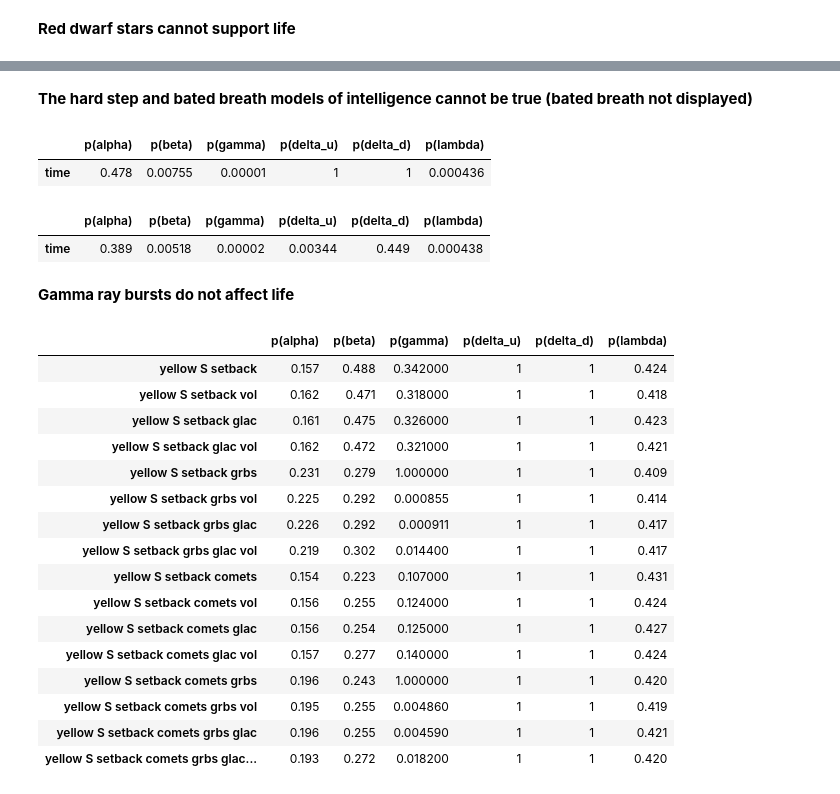
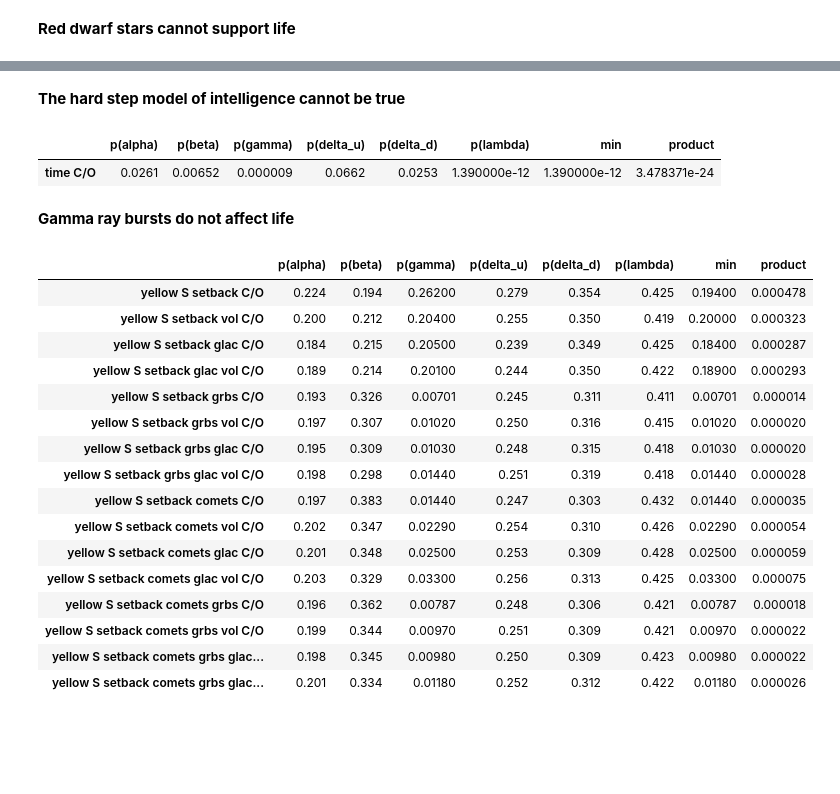
Before and after one commit to mccsandora/Multiverse-Habitability-Handler, a Jupyter notebook: muhaha_demo.ipynb, the cells around one changed output, grey strips where cells are left out. Drawn from its saved outputs; the diff is of its cells as text; code cells hidden in the pictures; blank space fills up the shorter version.

```diff
--- a/muhaha_demo.ipynb
+++ b/muhaha_demo.ipynb
@@ -5,2 +1,3 @@ Requirement already satisfied: sobol_seq in /usr/local/lib/python3.6/dist-packag
 # %%
 from muhaha import *
+H_nb={'Q_l':1,'return_df':True,'verbose':False}
@@ -171,35 +86,32 @@ compute_probs(L_new,H_S=[1],H_photo=[1,2],H_TL=[0,1],H_conv=[0,1], max_P=3)
 # %% [markdown]
-**The hard step and bated breath models of intelligence cannot be true (bated breath not displayed)**
+**The hard step model of intelligence cannot be true**
 # %%
-compute_probs(L_old,H_time=[1],H_S=[0],H_photo=[0],n_hard=4)
+compute_probs(H_time=[1], H_S=[0], H_photo=[0],
+              n_hard=4, **H_nb)
 # %% [output]
-|  | p(alpha) | p(beta) | p(gamma) | p(delta_u) | p(delta_d) | p(lambda) |
-| time | 0.478 | 0.00755 | 0.00001 | 1 | 1 | 0.000436 |
+|  | p(alpha) | p(beta) | p(gamma) | p(delta_u) | p(delta_d) | p(lambda) | min | product |
+| time C/O | 0.0261 | 0.00652 | 0.000009 | 0.0662 | 0.0253 | 1.390000e-12 | 1.390000e-12 | 3.478371e-24 |
-# %%
-compute_probs(L_new,H_time=[1],H_S=[0],H_photo=[0],n_hard=4)
-# %% [output]
-|  | p(alpha) | p(beta) | p(gamma) | p(delta_u) | p(delta_d) | p(lambda) |
-| time | 0.389 | 0.00518 | 0.00002 | 0.00344 | 0.449 | 0.000438 |
 # %% [markdown]
 **Gamma ray bursts do not affect life**
 # %%
-compute_probs(L_old, H_S=[1], H_death=[1], H_glac=[0,1],
-              H_comets=[0,1], H_vol=[0,1], H_grbs=[0,1])
+compute_probs(H_S=[1], H_death=[1], H_glac=[0,1],
+              H_comets=[0,1], H_vol=[0,1],
+              H_grbs=[0,1], **H_nb)
 # %% [output]
-|  | p(alpha) | p(beta) | p(gamma) | p(delta_u) | p(delta_d) | p(lambda) |
-| yellow S setback | 0.157 | 0.488 | 0.342000 | 1 | 1 | 0.424 |
-| yellow S setback vol | 0.162 | 0.471 | 0.318000 | 1 | 1 | 0.418 |
-| yellow S setback glac | 0.161 | 0.475 | 0.326000 | 1 | 1 | 0.423 |
-| yellow S setback glac vol | 0.162 | 0.472 | 0.321000 | 1 | 1 | 0.421 |
-| yellow S setback grbs | 0.231 | 0.279 | 1.000000 | 1 | 1 | 0.409 |
-| yellow S setback grbs vol | 0.225 | 0.292 | 0.000855 | 1 | 1 | 0.414 |
-| yellow S setback grbs glac | 0.226 | 0.292 | 0.000911 | 1 | 1 | 0.417 |
-| yellow S setback grbs glac vol | 0.219 | 0.302 | 0.014400 | 1 | 1 | 0.417 |
-| yellow S setback comets | 0.154 | 0.223 | 0.107000 | 1 | 1 | 0.431 |
-| yellow S setback comets vol | 0.156 | 0.255 | 0.124000 | 1 | 1 | 0.424 |
-| yellow S setback comets glac | 0.156 | 0.254 | 0.125000 | 1 | 1 | 0.427 |
-| yellow S setback comets glac vol | 0.157 | 0.277 | 0.140000 | 1 | 1 | 0.424 |
-| yellow S setback comets grbs | 0.196 | 0.243 | 1.000000 | 1 | 1 | 0.420 |
-| yellow S setback comets grbs vol | 0.195 | 0.255 | 0.004860 | 1 | 1 | 0.419 |
-| yellow S setback comets grbs glac | 0.196 | 0.255 | 0.004590 | 1 | 1 | 0.421 |
-| yellow S setback comets grbs glac... | 0.193 | 0.272 | 0.018200 | 1 | 1 | 0.420 |
+|  | p(alpha) | p(beta) | p(gamma) | p(delta_u) | p(delta_d) | p(lambda) | min | product |
+| yellow S setback C/O | 0.224 | 0.194 | 0.26200 | 0.279 | 0.354 | 0.425 | 0.19400 | 0.000478 |
+| yellow S setback vol C/O | 0.200 | 0.212 | 0.20400 | 0.255 | 0.350 | 0.419 | 0.20000 | 0.000323 |
+| yellow S setback glac C/O | 0.184 | 0.215 | 0.20500 | 0.239 | 0.349 | 0.425 | 0.18400 | 0.000287 |
+| yellow S setback glac vol C/O | 0.189 | 0.214 | 0.20100 | 0.244 | 0.350 | 0.422 | 0.18900 | 0.000293 |
+| yellow S setback grbs C/O | 0.193 | 0.326 | 0.00701 | 0.245 | 0.311 | 0.411 | 0.00701 | 0.000014 |
+| yellow S setback grbs vol C/O | 0.197 | 0.307 | 0.01020 | 0.250 | 0.316 | 0.415 | 0.01020 | 0.000020 |
+| yellow S setback grbs glac C/O | 0.195 | 0.309 | 0.01030 | 0.248 | 0.315 | 0.418 | 0.01030 | 0.000020 |
+| yellow S setback grbs glac vol C/O | 0.198 | 0.298 | 0.01440 | 0.251 | 0.319 | 0.418 | 0.01440 | 0.000028 |
+| yellow S setback comets C/O | 0.197 | 0.383 | 0.01440 | 0.247 | 0.303 | 0.432 | 0.01440 | 0.000035 |
+| yellow S setback comets vol C/O | 0.202 | 0.347 | 0.02290 | 0.254 | 0.310 | 0.426 | 0.02290 | 0.000054 |
+| yellow S setback comets glac C/O | 0.201 | 0.348 | 0.02500 | 0.253 | 0.309 | 0.428 | 0.02500 | 0.000059 |
+| yellow S setback comets glac vol C/O | 0.203 | 0.329 | 0.03300 | 0.256 | 0.313 | 0.425 | 0.03300 | 0.000075 |
+| yellow S setback comets grbs C/O | 0.196 | 0.362 | 0.00787 | 0.248 | 0.306 | 0.421 | 0.00787 | 0.000018 |
+| yellow S setback comets grbs vol C/O | 0.199 | 0.344 | 0.00970 | 0.251 | 0.309 | 0.421 | 0.00970 | 0.000022 |
+| yellow S setback comets grbs glac... | 0.198 | 0.345 | 0.00980 | 0.250 | 0.309 | 0.423 | 0.00980 | 0.000022 |
+| yellow S setback comets grbs glac... | 0.201 | 0.334 | 0.01180 | 0.252 | 0.312 | 0.422 | 0.01180 | 0.000026 |
```
Also changed, not shown: parts of 24 cells of this notebook, 5 other files.
